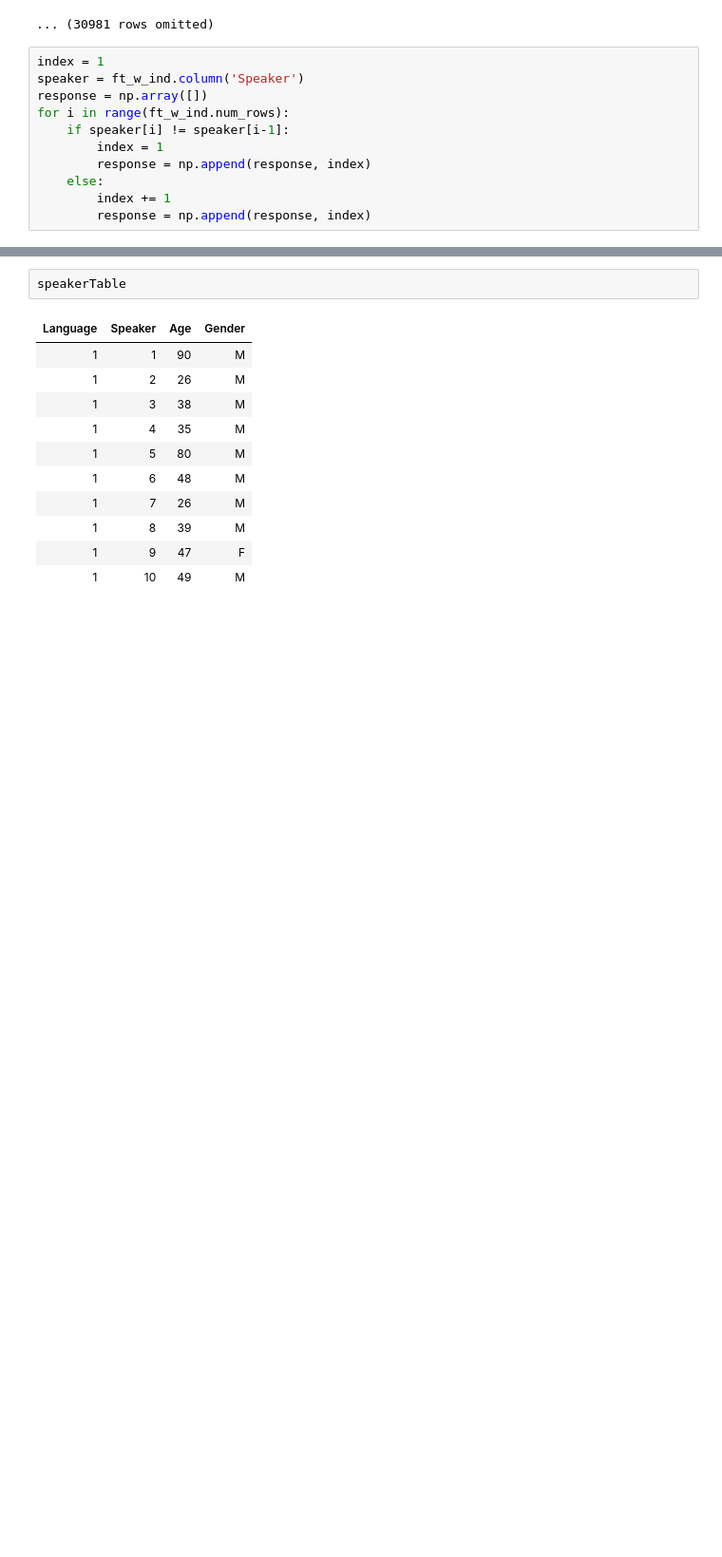
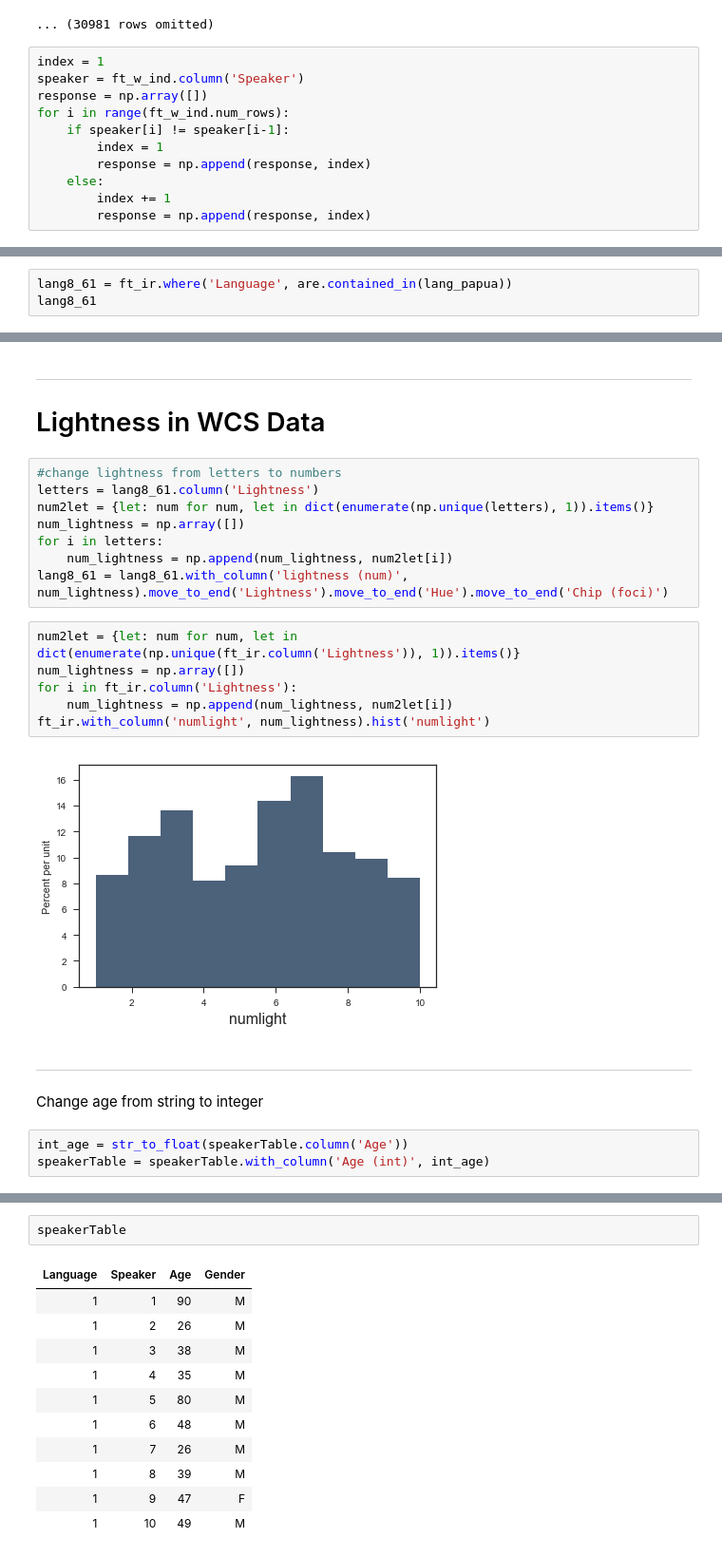
Before and after one commit to jasonsjiang/World-Color-Survey, a Jupyter notebook: finalprojecttest.ipynb, the cells around one changed output, grey strips where cells are left out. Shown: that part at 95% size. Saved outputs shown, nothing was run; the diff lists cells and outputs as text; blank space fills up the shorter version.

```diff
--- a/finalprojecttest.ipynb
+++ b/finalprojecttest.ipynb
@@ -184,0 +175,3 @@ namingTable
+# %%
+lang8_61 = ft_ir.where('Language', are.contained_in(lang_papua))
+lang8_61
@@ -184,0 +191,27 @@ namingTable
+# %% [markdown]
+----
+
+# Lightness in WCS Data
+# %%
+#change lightness from letters to numbers
+letters = lang8_61.column('Lightness')
+num2let = {let: num for num, let in dict(enumerate(np.unique(letters), 1)).items()}
+num_lightness = np.array([])
+for i in letters:
+    num_lightness = np.append(num_lightness, num2let[i])
+lang8_61 = lang8_61.with_column('lightness (num)', num_lightness).move_to_end('Lightness').move_to_end('Hue').move_to_end('Chip (foci)')
+# %%
+num2let = {let: num for num, let in dict(enumerate(np.unique(ft_ir.column('Lightness')), 1)).items()}
+num_lightness = np.array([])
+for i in ft_ir.column('Lightness'):
+    num_lightness = np.append(num_lightness, num2let[i])
+ft_ir.with_column('numlight', num_lightness).hist('numlight')
+# %% [output]
+[figure, added]
+# %% [markdown]
+----
+
+Change age from string to integer
+# %%
+int_age = str_to_float(speakerTable.column('Age'))
+speakerTable = speakerTable.with_column('Age (int)', int_age)
```
Also changed, not shown: parts of 31 cells of this notebook, 1 other file.
